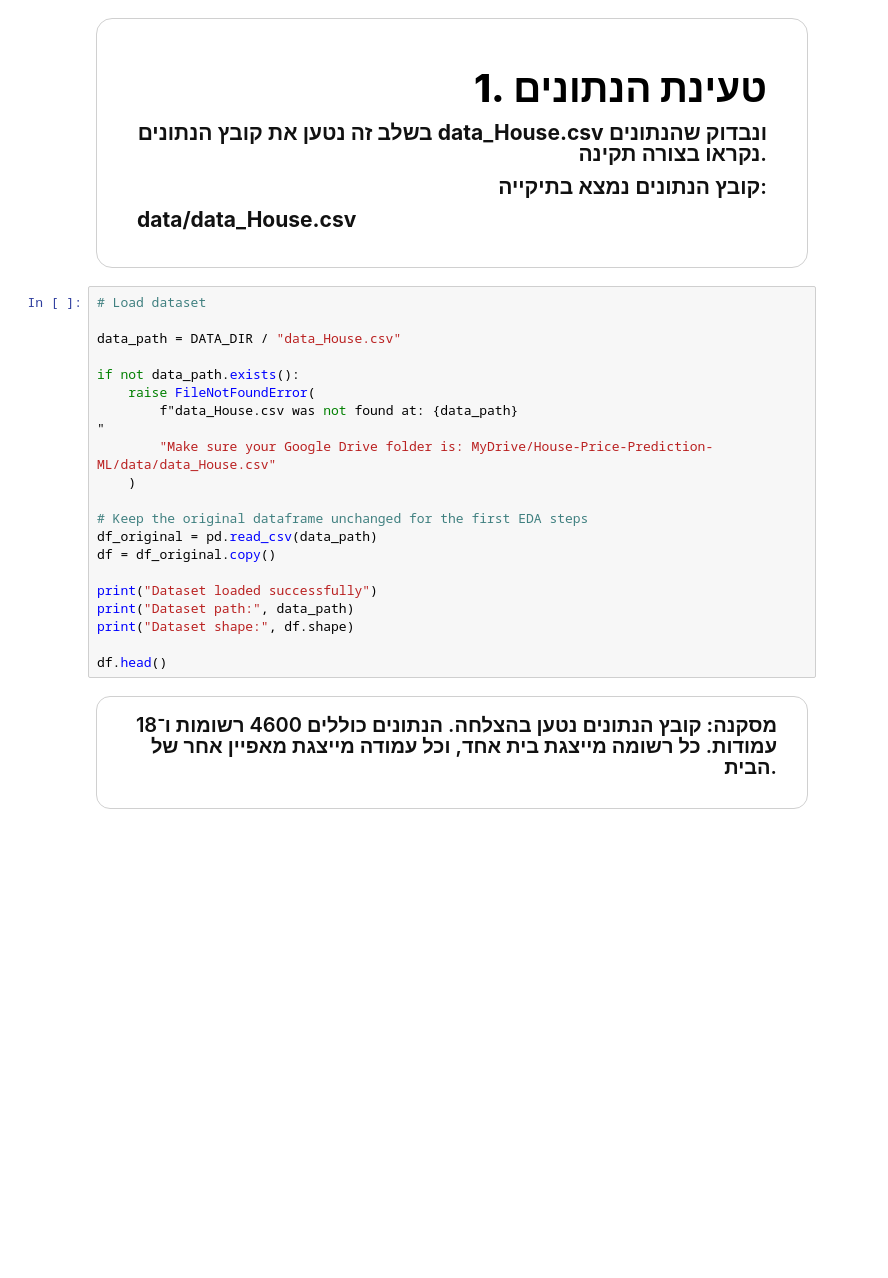
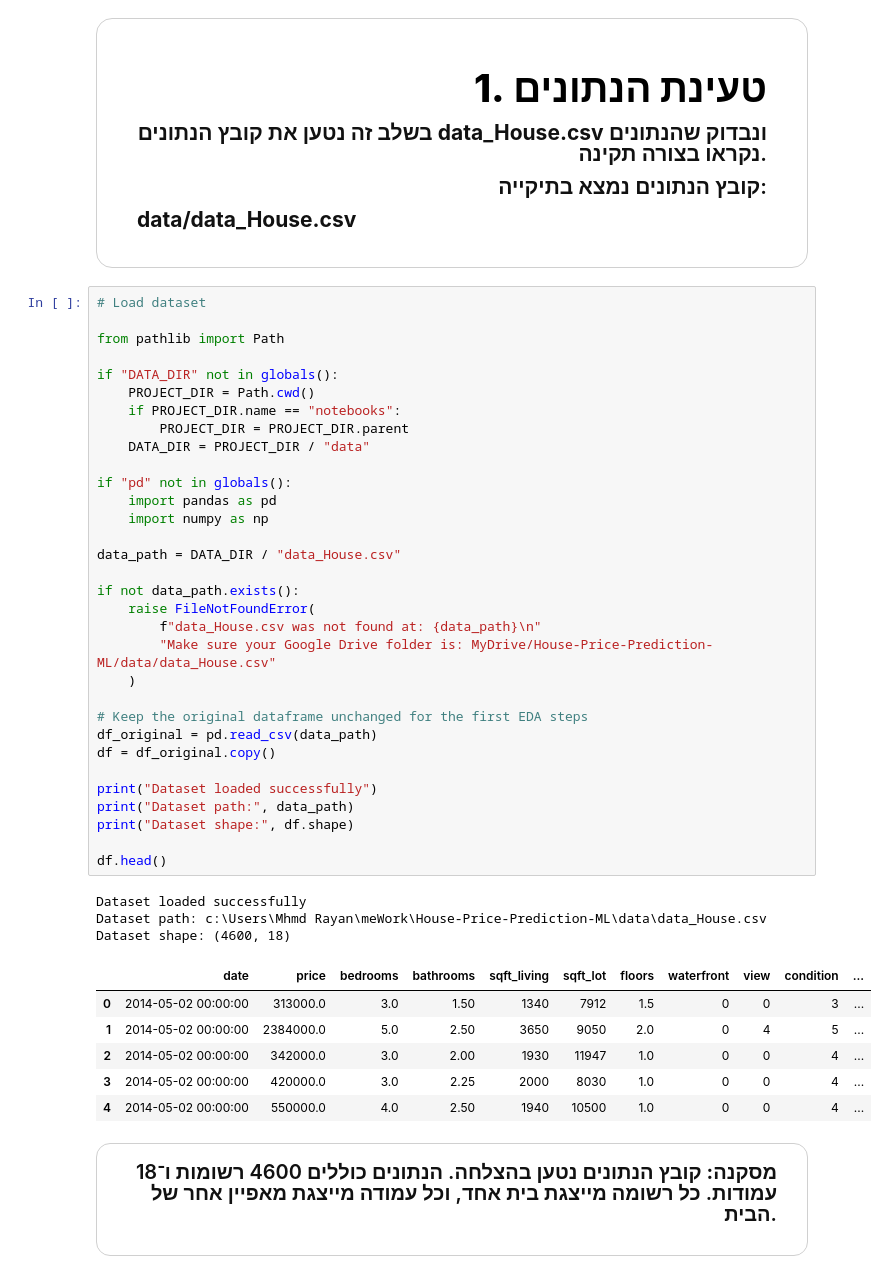
Before and after one commit to MhmdRayanm7/House-Price-Prediction-ML, a Jupyter notebook: notebooks/House_Price_Project.ipynb, the cells around one changed output. Drawn from its saved outputs; the diff is of its cells as text; blank space fills up the shorter version.

```diff
--- a/notebooks/House_Price_Project.ipynb
+++ b/notebooks/House_Price_Project.ipynb
@@ -164,25 +167,46 @@ else:
 </div>
 # %%
 # Load dataset
+
+from pathlib import Path
+
+if "DATA_DIR" not in globals():
+    PROJECT_DIR = Path.cwd()
+    if PROJECT_DIR.name == "notebooks":
+        PROJECT_DIR = PROJECT_DIR.parent
+    DATA_DIR = PROJECT_DIR / "data"
+
+if "pd" not in globals():
+    import pandas as pd
+    import numpy as np
 
 data_path = DATA_DIR / "data_House.csv"
 
 if not data_path.exists():
     raise FileNotFoundError(
-        f"data_House.csv was not found at: {data_path}
-"
+        f"data_House.csv was not found at: {data_path}\n"
         "Make sure your Google Drive folder is: MyDrive/House-Price-Prediction-ML/data/data_House.csv"
     )
 
 # Keep the original dataframe unchanged for the first EDA steps
 df_original = pd.read_csv(data_path)
 df = df_original.copy()
 
 print("Dataset loaded successfully")
 print("Dataset path:", data_path)
 print("Dataset shape:", df.shape)
 
 df.head()
+# %% [output]
+Dataset loaded successfully
+Dataset path: c:\Users\Mhmd Rayan\meWork\House-Price-Prediction-ML\data\data_House.csv
+Dataset shape: (4600, 18)
+|  | date | price | bedrooms | bathrooms | sqft_living | sqft_lot | floors | waterfront | view | condition | ... |
+| 0 | 2014-05-02 00:00:00 | 313000.0 | 3.0 | 1.50 | 1340 | 7912 | 1.5 | 0 | 0 | 3 | ... |
+| 1 | 2014-05-02 00:00:00 | 2384000.0 | 5.0 | 2.50 | 3650 | 9050 | 2.0 | 0 | 4 | 5 | ... |
+| 2 | 2014-05-02 00:00:00 | 342000.0 | 3.0 | 2.00 | 1930 | 11947 | 1.0 | 0 | 0 | 4 | ... |
+| 3 | 2014-05-02 00:00:00 | 420000.0 | 3.0 | 2.25 | 2000 | 8030 | 1.0 | 0 | 0 | 4 | ... |
+| 4 | 2014-05-02 00:00:00 | 550000.0 | 4.0 | 2.50 | 1940 | 10500 | 1.0 | 0 | 0 | 4 | ... |
 # %% [markdown]
 <div dir="rtl" style=" max-width: 950px; margin: 15px auto 30px auto; padding: 18px 30px; text-align: right; font-size: 20px; line-height: 1.8; background-color: #ffffff; color: #111111; font-weight: 600; border: 1px solid #d0d0d0; border-radius: 14px; ">
 
```
Also changed, not shown: parts of 31 cells of this notebook, 1 other file.
